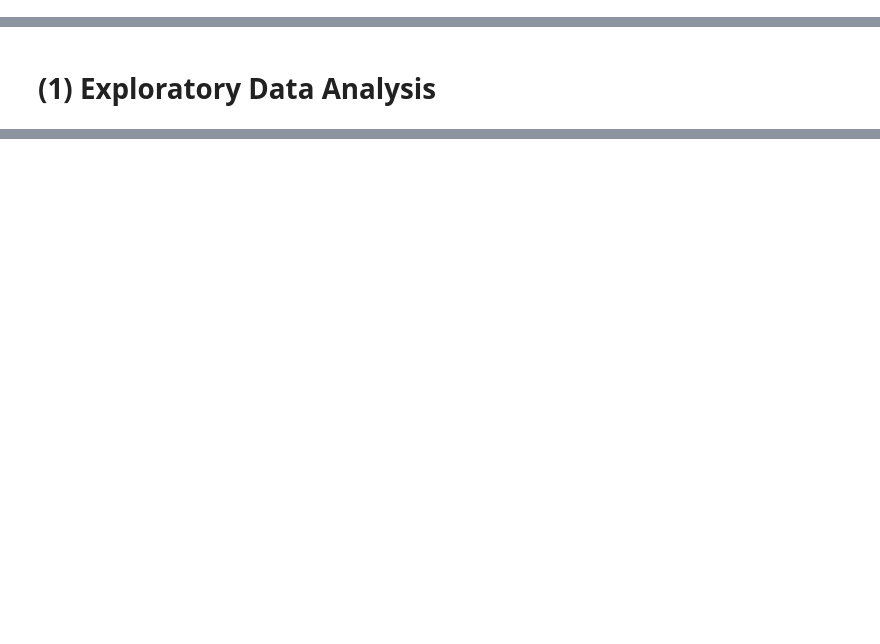
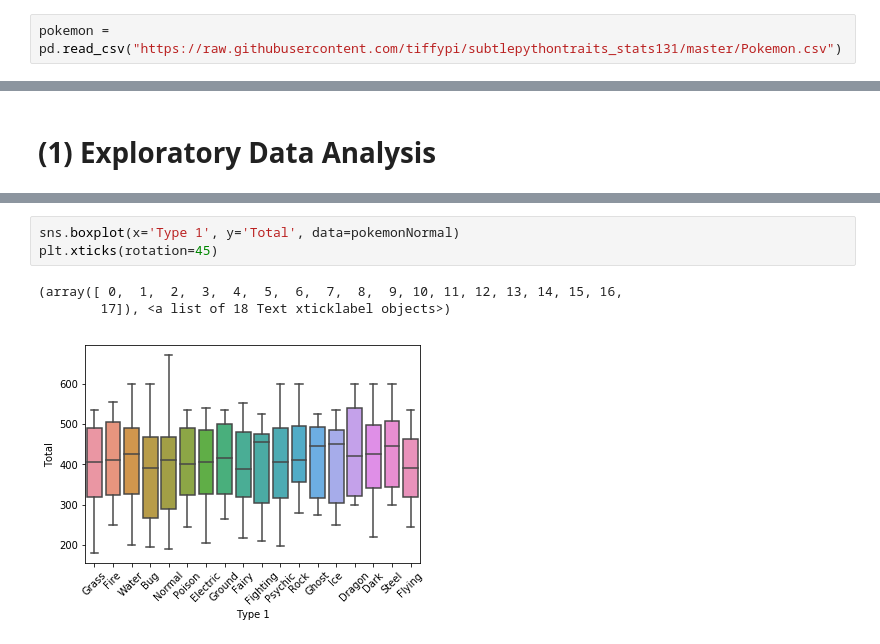
Before and after one commit to tiffypi/subtlepythontraits_stats131, a Jupyter notebook: FinalProject_Pokemon.ipynb, the cells around one changed output, grey strips where cells are left out. Cells and saved outputs as stored; diff of their text form; blank space fills up the shorter version.

```diff
--- a/FinalProject_Pokemon.ipynb
+++ b/FinalProject_Pokemon.ipynb
@@ -13,3 +28,5 @@ pokemon = pd.read_csv('Pokemon.csv')
+# %%
+pokemon = pd.read_csv("https://raw.githubusercontent.com/tiffypi/subtlepythontraits_stats131/master/Pokemon.csv")
 # %%
 pokemon['Type 2'].fillna(value='None', inplace=True)
 pokemon.head()
@@ -188,0 +238,7 @@ plt.xticks(rotation = 45)
+# %%
+sns.boxplot(x='Type 1', y='Total', data=pokemonNormal)
+plt.xticks(rotation=45)
+# %% [output]
+(array([ 0,  1,  2,  3,  4,  5,  6,  7,  8,  9, 10, 11, 12, 13, 14, 15, 16,
+        17]), <a list of 18 Text xticklabel objects>)
+[figure, added]
```
Also changed, not shown: parts of 135 cells of this notebook.
